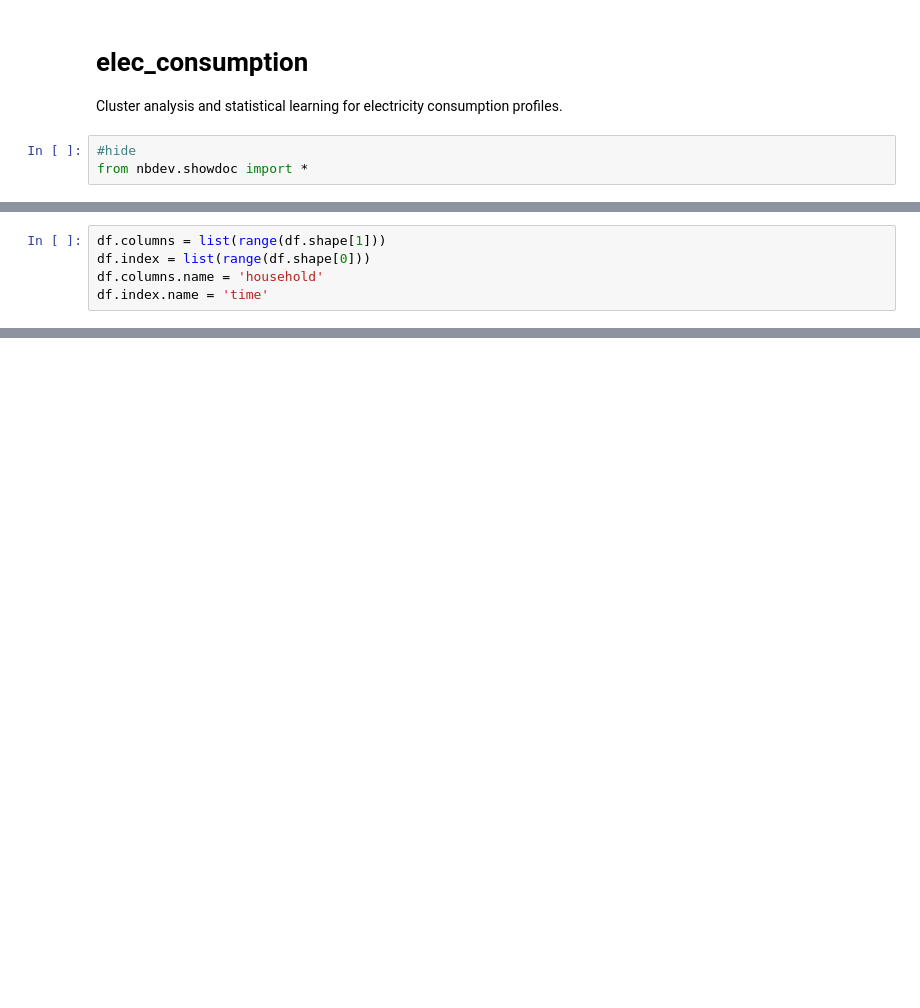
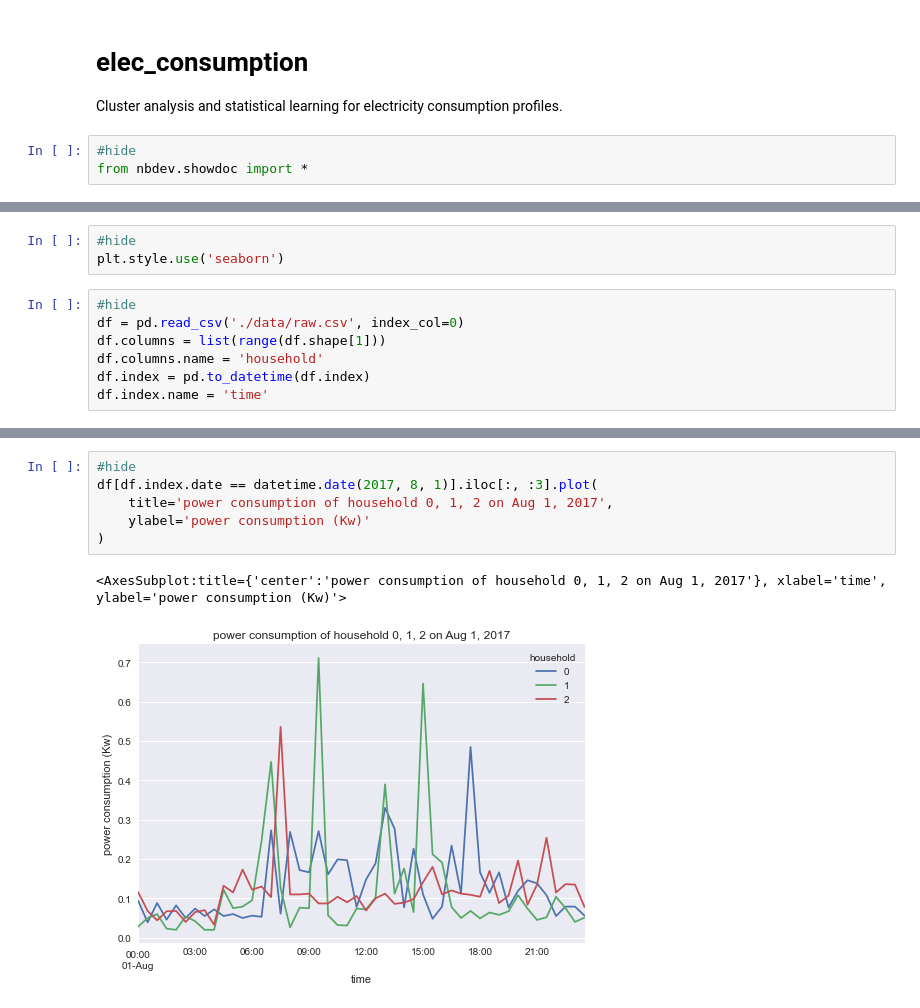
Before and after one commit to edxu96/elec_consumption, a Jupyter notebook: 00_core.ipynb, the cells around one changed output, grey strips where cells are left out. Drawn from its saved outputs; the diff is of its cells as text; blank space fills up the shorter version.

Commit message:
A line plot for three profiles (#6)

```diff
--- a/00_core.ipynb
+++ b/00_core.ipynb
@@ -14,5 +14,10 @@ df = pd.read_csv('./data/raw.csv')
+# %%
+#hide
+plt.style.use('seaborn')
 # %%
+#hide
+df = pd.read_csv('./data/raw.csv', index_col=0)
 df.columns = list(range(df.shape[1]))
-df.index = list(range(df.shape[0]))
 df.columns.name = 'household'
+df.index = pd.to_datetime(df.index)
 df.index.name = 'time'
@@ -35,0 +37,9 @@ df
+# %%
+#hide
+df[df.index.date == datetime.date(2017, 8, 1)].iloc[:, :3].plot(
+    title='power consumption of household 0, 1, 2 on Aug 1, 2017',
+    ylabel='power consumption (Kw)'
+)
+# %% [output]
+<AxesSubplot:title={'center':'power consumption of household 0, 1, 2 on Aug 1, 2017'}, xlabel='time', ylabel='power consumption (Kw)'>
+[figure, added]
```
Also changed, not shown: parts of 5 cells of this notebook, 1 other file.
